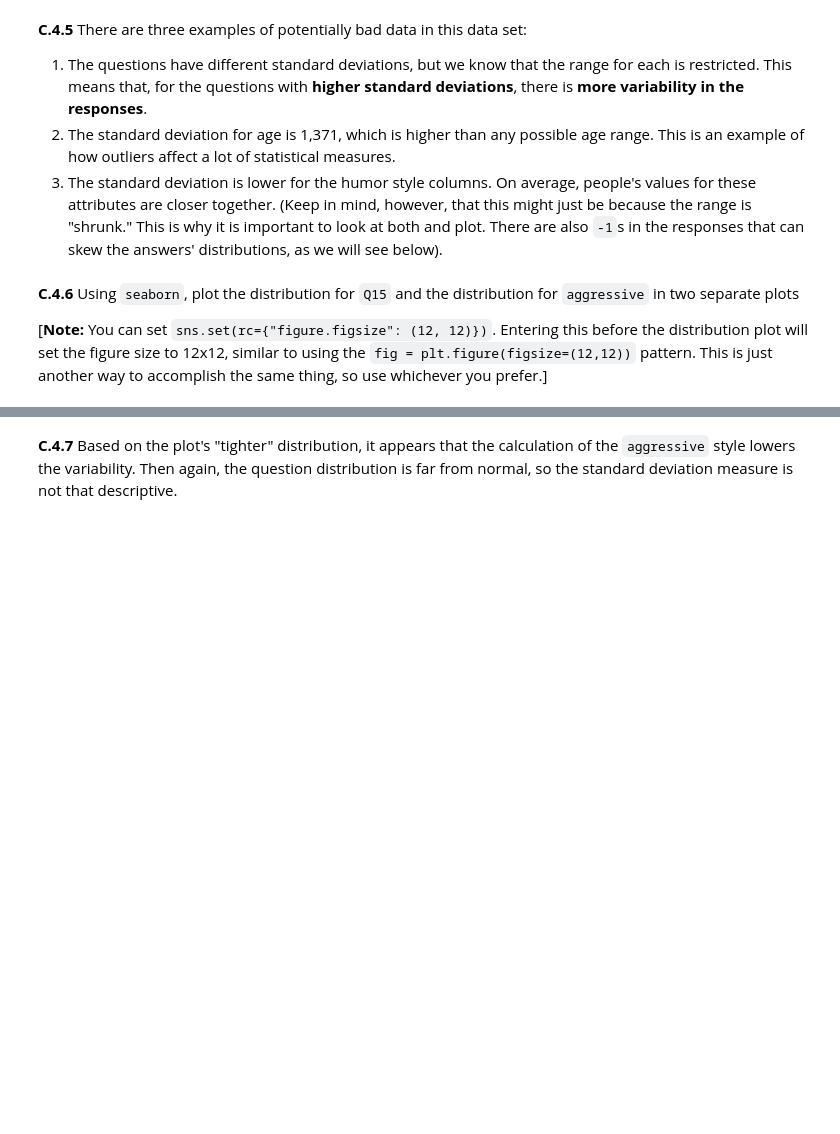
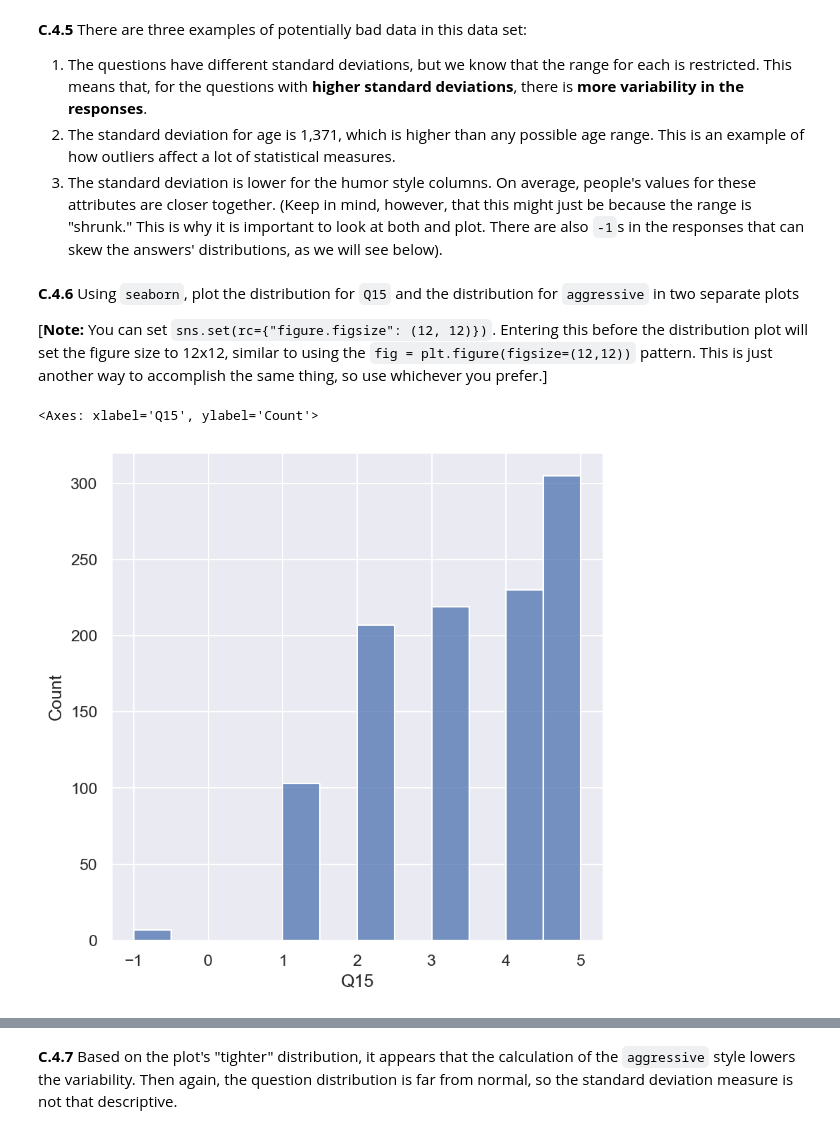
Before and after one commit to tivendren/Kyouth_DataScience_Materials, a Jupyter notebook: Unit-2/Unit-2-02-Data-Transformation/lab1-pandas-long_wide_pivot_melt/pandas-data-transformation-lab.ipynb, the cells around one changed output, grey strips where cells are left out. Saved outputs shown, nothing was run; the diff lists cells and outputs as text; code cells hidden in the pictures; blank space fills up the shorter version.

Commit message:
Update files-data transformation

```diff
--- a/Unit-2/Unit-2-02-Data-Transformation/lab1-pandas-long_wide_pivot_melt/pandas-data-transformation-lab.ipynb
+++ b/Unit-2/Unit-2-02-Data-Transformation/lab1-pandas-long_wide_pivot_melt/pandas-data-transformation-lab.ipynb
@@ -189,0 +199,6 @@ Let's start looking at our data. Print out the shape of the DataFrame.
+# %%
+# A:
+hsq.columns
+
+hsq.rename(columns={"agressive":"aggressive"},inplace=True)
+hsq
@@ -213,0 +270,7 @@ Let's start looking at our data. Print out the shape of the DataFrame.
+# %%
+# A:
+sns.set(rc={"figure.figsize": (6, 6)})
+sns.histplot(data=hsq,x="Q15")
+# %% [output]
+<Axes: xlabel='Q15', ylabel='Count'>
+[figure, added]
```
Also changed, not shown: parts of 26 cells of this notebook, 2 other files.
